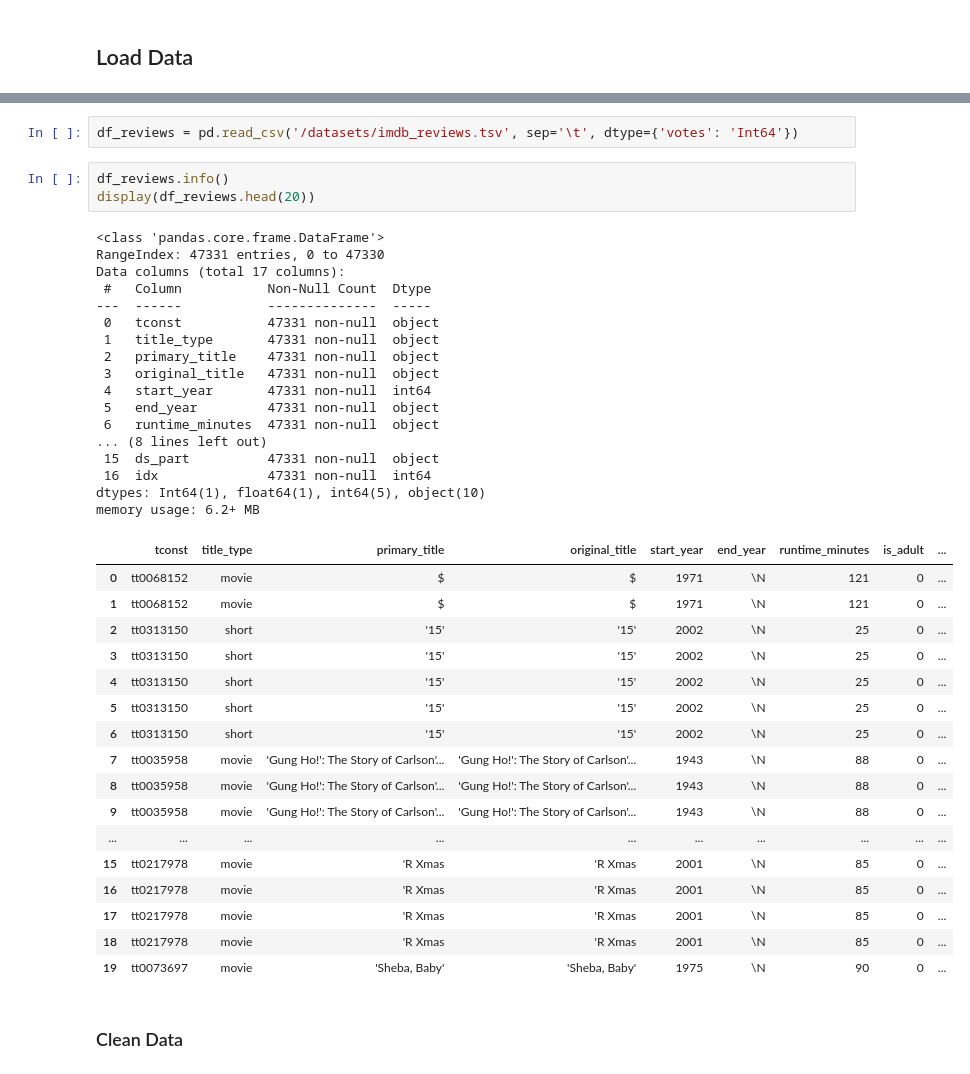
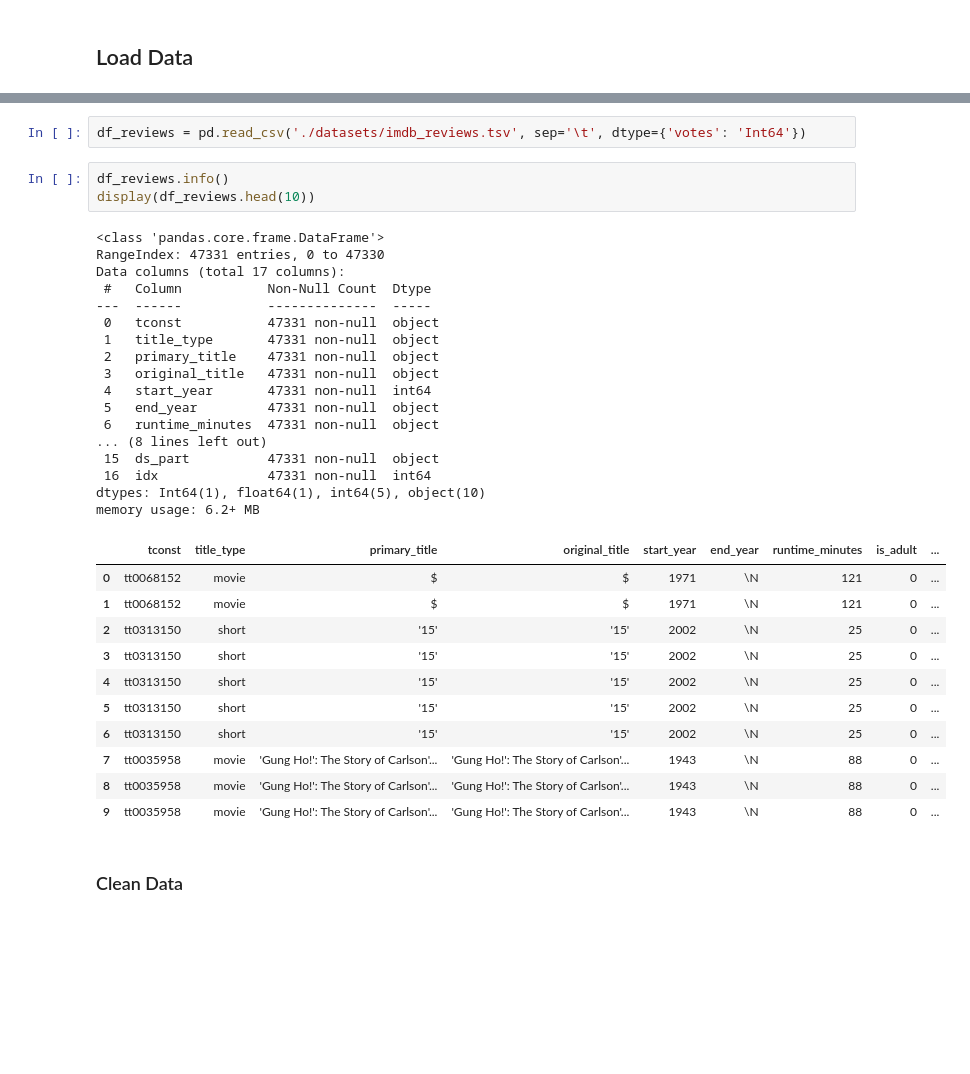
Before and after one commit to briantmcelroy/12_FilmJunky_TextVectorizationLearning, a Jupyter notebook: 12_FilmJunky_TextVectorizationLearning.ipynb, the cells around one changed output, grey strips where cells are left out. Drawn from its saved outputs; the diff is of its cells as text; blank space fills up the shorter version.

```diff
--- a/12_FilmJunky_TextVectorizationLearning.ipynb
+++ b/12_FilmJunky_TextVectorizationLearning.ipynb
@@ -112,43 +44,37 @@ It's a very useful thing, by the way.
 # %%
-df_reviews = pd.read_csv('/datasets/imdb_reviews.tsv', sep='\t', dtype={'votes': 'Int64'})
+df_reviews = pd.read_csv('./datasets/imdb_reviews.tsv', sep='\t', dtype={'votes': 'Int64'})
 # %%
 df_reviews.info()
-display(df_reviews.head(20))
+display(df_reviews.head(10))
 # %% [output]
 <class 'pandas.core.frame.DataFrame'>
 RangeIndex: 47331 entries, 0 to 47330
 Data columns (total 17 columns):
  #   Column           Non-Null Count  Dtype
 ---  ------           --------------  -----
  0   tconst           47331 non-null  object
  1   title_type       47331 non-null  object
  2   primary_title    47331 non-null  object
  3   original_title   47331 non-null  object
  4   start_year       47331 non-null  int64
  5   end_year         47331 non-null  object
  6   runtime_minutes  47331 non-null  object
 ... (8 lines left out)
  15  ds_part          47331 non-null  object
  16  idx              47331 non-null  int64
 dtypes: Int64(1), float64(1), int64(5), object(10)
 memory usage: 6.2+ MB
 |  | tconst | title_type | primary_title | original_title | start_year | end_year | runtime_minutes | is_adult | ... |
 | 0 | tt0068152 | movie | $ | $ | 1971 | \N | 121 | 0 | ... |
 | 1 | tt0068152 | movie | $ | $ | 1971 | \N | 121 | 0 | ... |
 | 2 | tt0313150 | short | '15' | '15' | 2002 | \N | 25 | 0 | ... |
 | 3 | tt0313150 | short | '15' | '15' | 2002 | \N | 25 | 0 | ... |
 | 4 | tt0313150 | short | '15' | '15' | 2002 | \N | 25 | 0 | ... |
 | 5 | tt0313150 | short | '15' | '15' | 2002 | \N | 25 | 0 | ... |
 | 6 | tt0313150 | short | '15' | '15' | 2002 | \N | 25 | 0 | ... |
 | 7 | tt0035958 | movie | 'Gung Ho!': The Story of Carlson'... | 'Gung Ho!': The Story of Carlson'... | 1943 | \N | 88 | 0 | ... |
 | 8 | tt0035958 | movie | 'Gung Ho!': The Story of Carlson'... | 'Gung Ho!': The Story of Carlson'... | 1943 | \N | 88 | 0 | ... |
 | 9 | tt0035958 | movie | 'Gung Ho!': The Story of Carlson'... | 'Gung Ho!': The Story of Carlson'... | 1943 | \N | 88 | 0 | ... |
-| ... | ... | ... | ... | ... | ... | ... | ... | ... | ... |
-| 15 | tt0217978 | movie | 'R Xmas | 'R Xmas | 2001 | \N | 85 | 0 | ... |
-| 16 | tt0217978 | movie | 'R Xmas | 'R Xmas | 2001 | \N | 85 | 0 | ... |
-| 17 | tt0217978 | movie | 'R Xmas | 'R Xmas | 2001 | \N | 85 | 0 | ... |
-| 18 | tt0217978 | movie | 'R Xmas | 'R Xmas | 2001 | \N | 85 | 0 | ... |
-| 19 | tt0073697 | movie | 'Sheba, Baby' | 'Sheba, Baby' | 1975 | \N | 90 | 0 | ... |
 # %% [markdown]
 ### Clean Data
 # %%
```
Also changed, not shown: parts of 56 cells of this notebook, 1 other file.
